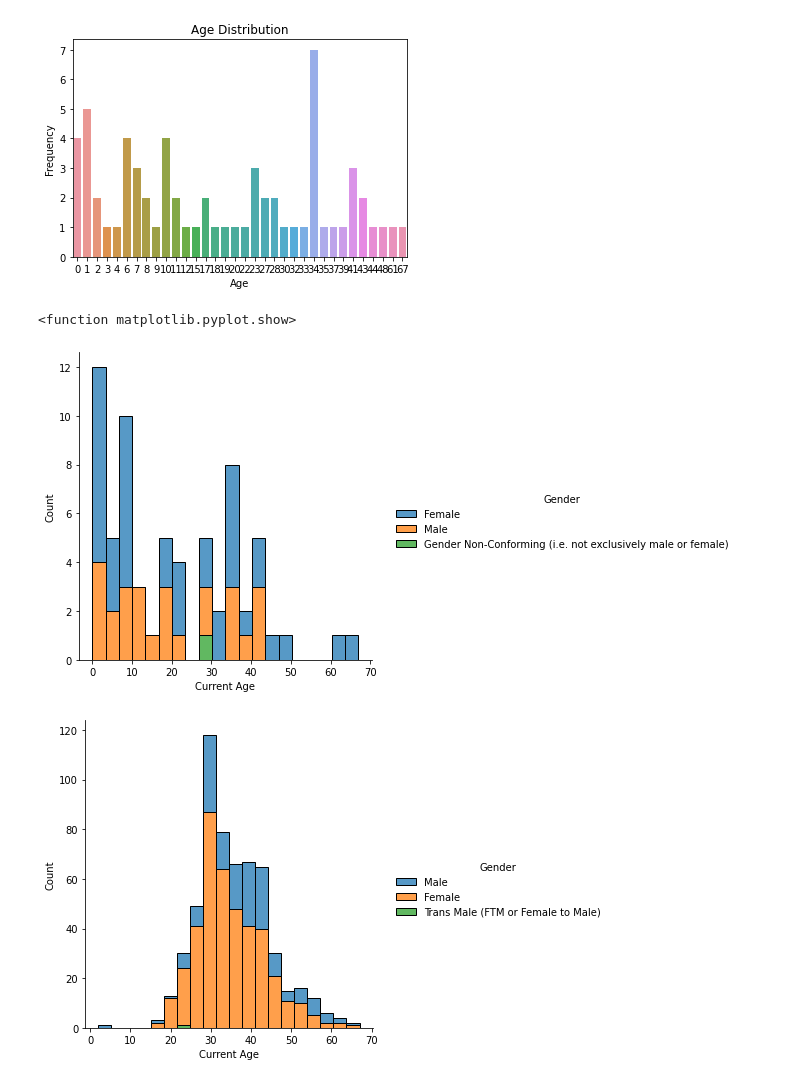
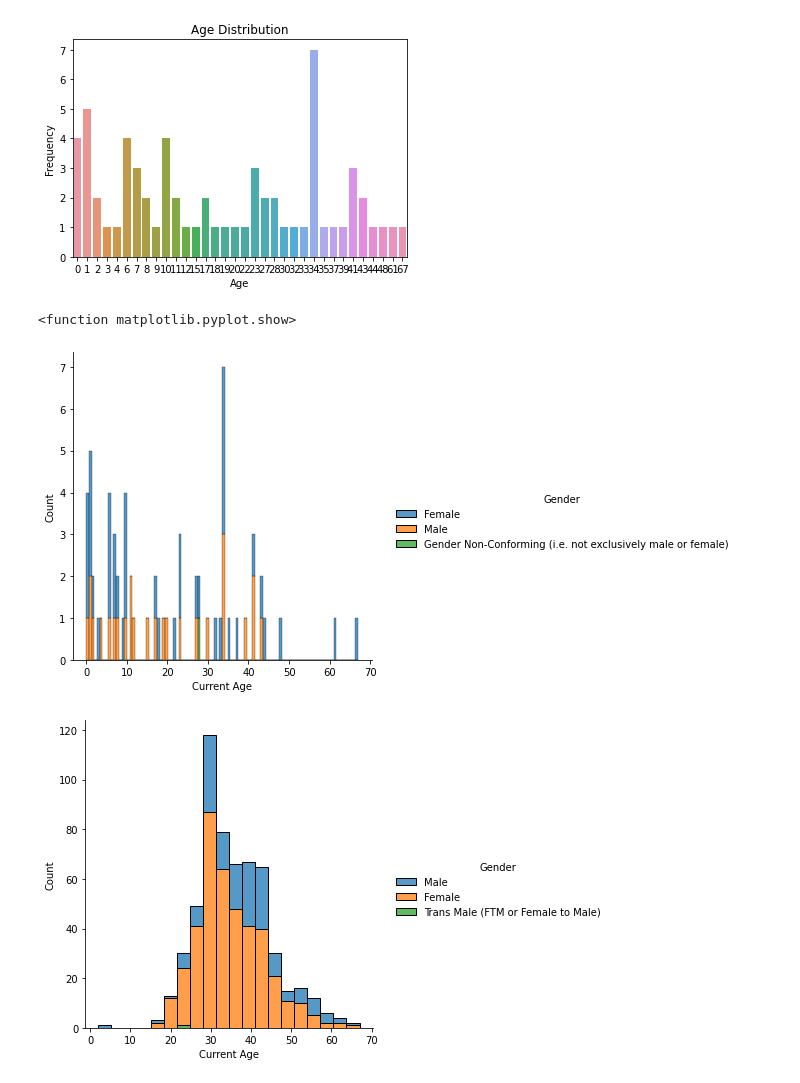
Before and after one commit to BloomTech-Labs/deprecated-family-promise-spokane-ds-b, a Jupyter notebook: visuals/famPro/ERG_Family_Promise_EDA.ipynb, the cells around one changed output. Cells and saved outputs as stored; diff of their text form; code cells hidden in the pictures.

```diff
--- a/visuals/famPro/ERG_Family_Promise_EDA.ipynb
+++ b/visuals/famPro/ERG_Family_Promise_EDA.ipynb
@@ -497,14 +571,14 @@ plt.show
 <function matplotlib.pyplot.show>
 [figure]
 # %%
-sns.displot(currEnrolled_df, x="Current Age",  hue="Gender", bins=20, multiple = "stack")
+sns.displot(currEnrolled_df, x="Current Age",  hue="Gender", bins=100, multiple = "stack")
 # ax.set_title("Age Distribution")
 # ax.set_xlabel("Age")
 # ax.set_ylabel("Frequency")
 plt.show
 # %% [output]
 <function matplotlib.pyplot.show>
-[figure, old version]
+[figure, new version]
 # %%
 sns.displot(hoh_cleaned_df, x="Current Age",  hue="Gender", bins=20, multiple = "stack")
 # ax.set_title("Age Distribution")
```
Also changed, not shown: parts of 12 cells of this notebook.
